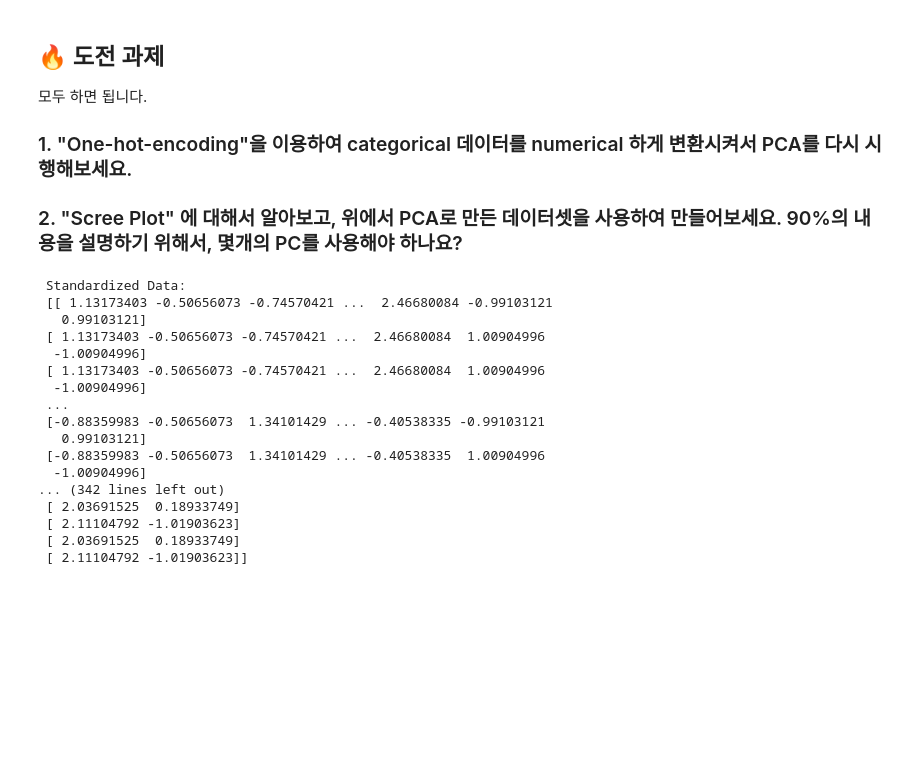
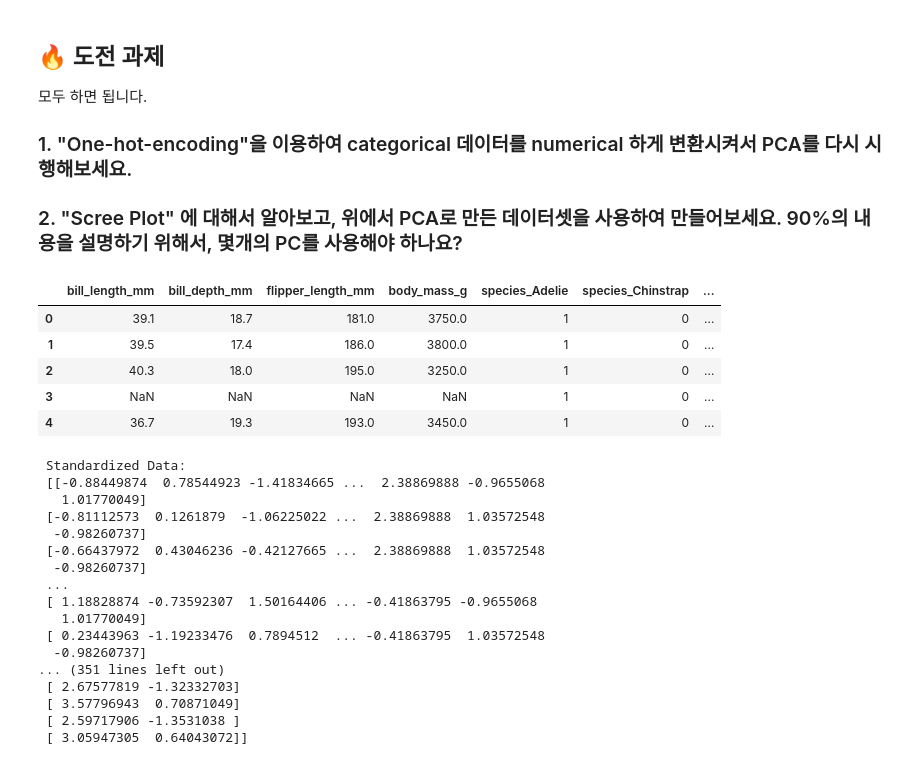
Before and after one commit to JinHyun-P/HelloGit, a Jupyter notebook: n133a_high_dimensional_data_ipynb의_사본.ipynb, the cells around one changed output. Cells and saved outputs as stored; diff of their text form; code cells hidden in the pictures; blank space fills up the shorter version.

```diff
--- a/n133a_high_dimensional_data_ipynb의_사본.ipynb
+++ b/n133a_high_dimensional_data_ipynb의_사본.ipynb
@@ -175,0 +149,10 @@ oh_penguin = pd.get_dummies(c_penguin)
+# %%
+oh_df = pd.get_dummies(df)
+oh_df.head()
+# %% [output]
+|  | bill_length_mm | bill_depth_mm | flipper_length_mm | body_mass_g | species_Adelie | species_Chinstrap | ... |
+| 0 | 39.1 | 18.7 | 181.0 | 3750.0 | 1 | 0 | ... |
+| 1 | 39.5 | 17.4 | 186.0 | 3800.0 | 1 | 0 | ... |
+| 2 | 40.3 | 18.0 | 195.0 | 3250.0 | 1 | 0 | ... |
+| 3 | NaN | NaN | NaN | NaN | 1 | 0 | ... |
+| 4 | 36.7 | 19.3 | 193.0 | 3450.0 | 1 | 0 | ... |
@@ -180,33 +165,33 @@ from sklearn.decomposition import PCA
 
 scaler = StandardScaler()
 
-Z = scaler.fit_transform(oh_penguin)
-print("\n Standardized Data: \n", Z)
+Z1 = scaler.fit_transform(oh_df)
+print("\n Standardized Data: \n", Z1)
 
 pca = PCA(2)
 
-pca.fit(Z)
+pca.fit(Z1)
 
 print("\n Eigenvectors: \n", pca.components_)
 print("\n Eigenvalues: \n",pca.explained_variance_)
 
-B = pca.transform(Z)
-print("\n Projected Data: \n", B)
+B1 = pca.transform(Z1)
+print("\n Projected Data: \n", B1)
 # %% [output]
  Standardized Data:
- [[ 1.13173403 -0.50656073 -0.74570421 ...  2.46680084 -0.99103121
-   0.99103121]
- [ 1.13173403 -0.50656073 -0.74570421 ...  2.46680084  1.00904996
-  -1.00904996]
- [ 1.13173403 -0.50656073 -0.74570421 ...  2.46680084  1.00904996
-  -1.00904996]
+ [[-0.88449874  0.78544923 -1.41834665 ...  2.38869888 -0.9655068
+   1.01770049]
+ [-0.81112573  0.1261879  -1.06225022 ...  2.38869888  1.03572548
+  -0.98260737]
+ [-0.66437972  0.43046236 -0.42127665 ...  2.38869888  1.03572548
+  -0.98260737]
  ...
- [-0.88359983 -0.50656073  1.34101429 ... -0.40538335 -0.99103121
-   0.99103121]
- [-0.88359983 -0.50656073  1.34101429 ... -0.40538335  1.00904996
-  -1.00904996]
-... (342 lines left out)
- [ 2.03691525  0.18933749]
- [ 2.11104792 -1.01903623]
- [ 2.03691525  0.18933749]
- [ 2.11104792 -1.01903623]]
+ [ 1.18828874 -0.73592307  1.50164406 ... -0.41863795 -0.9655068
+   1.01770049]
+ [ 0.23443963 -1.19233476  0.7894512  ... -0.41863795  1.03572548
+  -0.98260737]
+... (351 lines left out)
+ [ 2.67577819 -1.32332703]
+ [ 3.57796943  0.70871049]
+ [ 2.59717906 -1.3531038 ]
+ [ 3.05947305  0.64043072]]
```
Also changed, not shown: parts of 13 cells of this notebook.
